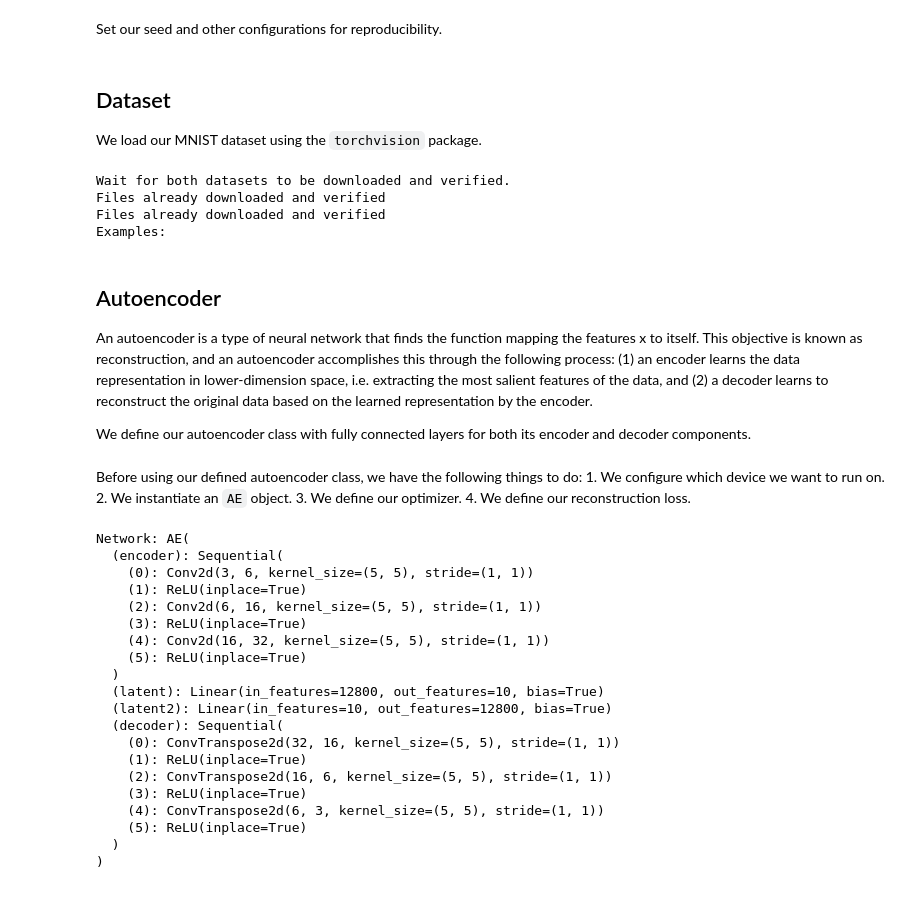
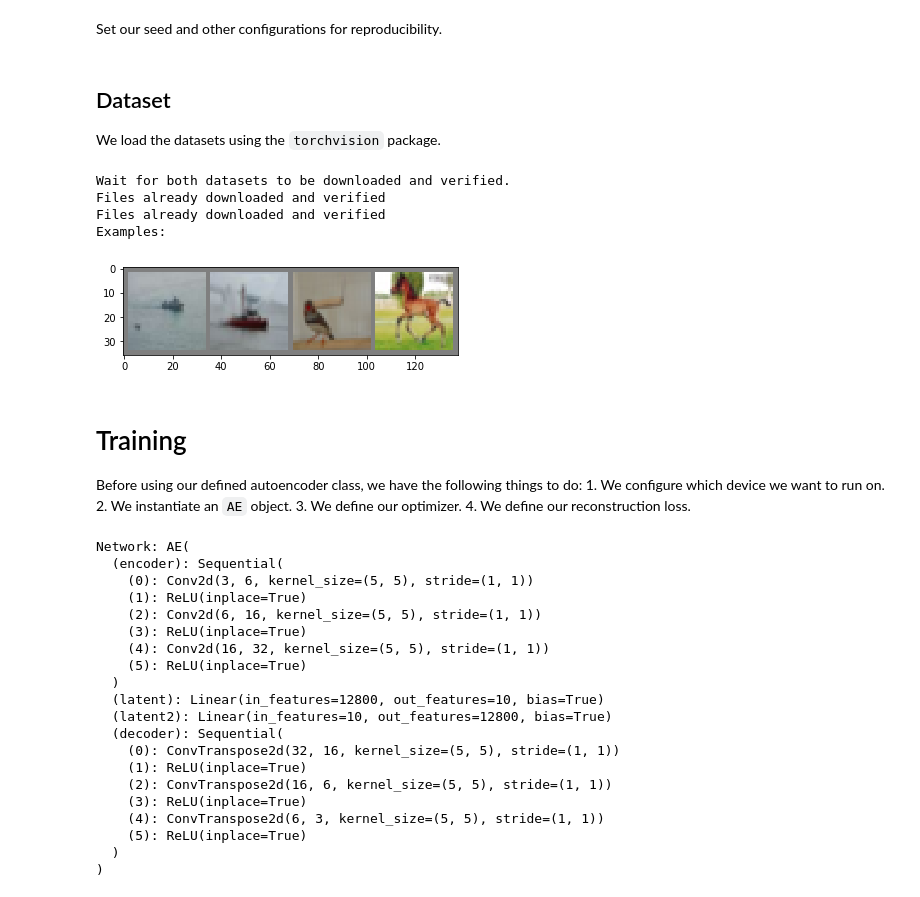
Before and after one commit to PhilipOe1612340/MMR-Autoencoder, a Jupyter notebook: src/autoencoder-pytorch.ipynb, the cells around one changed output. Cells and saved outputs as stored; diff of their text form; code cells hidden in the pictures.

```diff
--- a/src/autoencoder-pytorch.ipynb
+++ b/src/autoencoder-pytorch.ipynb
@@ -26,45 +26,41 @@ PATH = './cifar_net.pth'
 # %% [markdown]
 ## Dataset
 
-We load our MNIST dataset using the `torchvision` package.
+We load the datasets using the `torchvision` package.
 # %%
 from model import *
 from data import *
 from pre_processing import *
 # %%
-batch_size = 1024
+batch_size = 1024 * 4
 dataset = Loader(batch_size=batch_size)
 trainloader = dataset.trainloader
 
 def examples(trainloader):
     # get some random training images
     dataiter = iter(trainloader)
     images, _ = dataiter.next()
 
     # show images
     imshow(torchvision.utils.make_grid(images[:4]))
 
 def imshow(img):
     img = img / 2 + 0.5     # unnormalize
     npimg = img.numpy()
     plt.imshow(np.transpose(npimg, (1, 2, 0)))
     plt.show()
 
 
 print('Examples:')
-# examples(trainloader)
+examples(trainloader)
 # %% [output]
 Wait for both datasets to be downloaded and verified.
 Files already downloaded and verified
 Files already downloaded and verified
 Examples:
+[figure, added]
-# %% [markdown]
-## Autoencoder
-
-An autoencoder is a type of neural network that finds the function mapping the features x to itself. This objective is known as reconstruction, and an autoencoder accomplishes this through the following process: (1) an encoder learns the data representation in lower-dimension space, i.e. extracting the most salient features of the data, and (2) a decoder learns to reconstruct the original data based on the learned representation by the encoder.
-
-We define our autoencoder class with fully connected layers for both its encoder and decoder components.
 # %% [markdown]
+# Training
 Before using our defined autoencoder class, we have the following things to do:
     1. We configure which device we want to run on.
     2. We instantiate an `AE` object.
```
Also changed, not shown: parts of 8 cells of this notebook.
